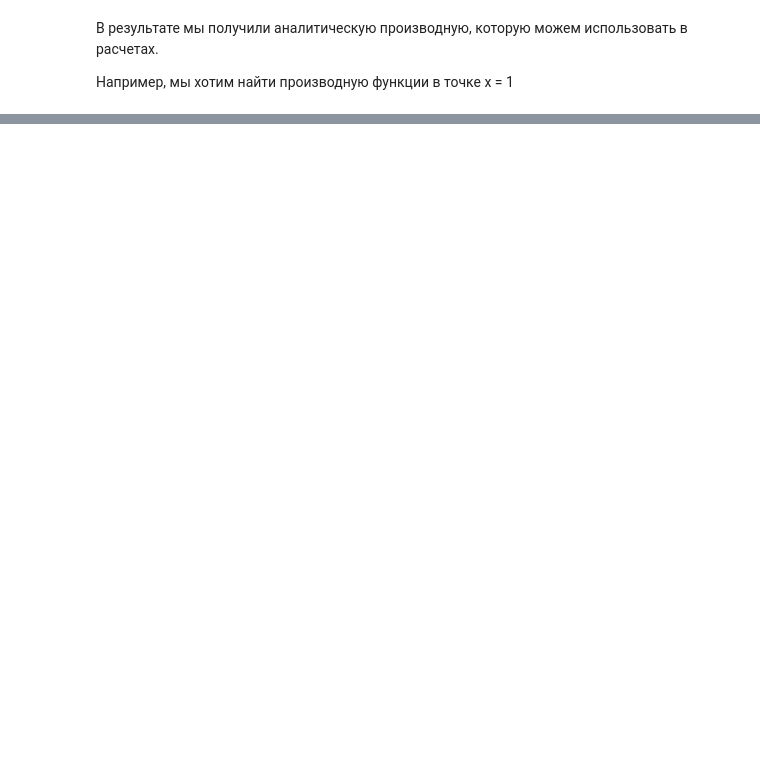
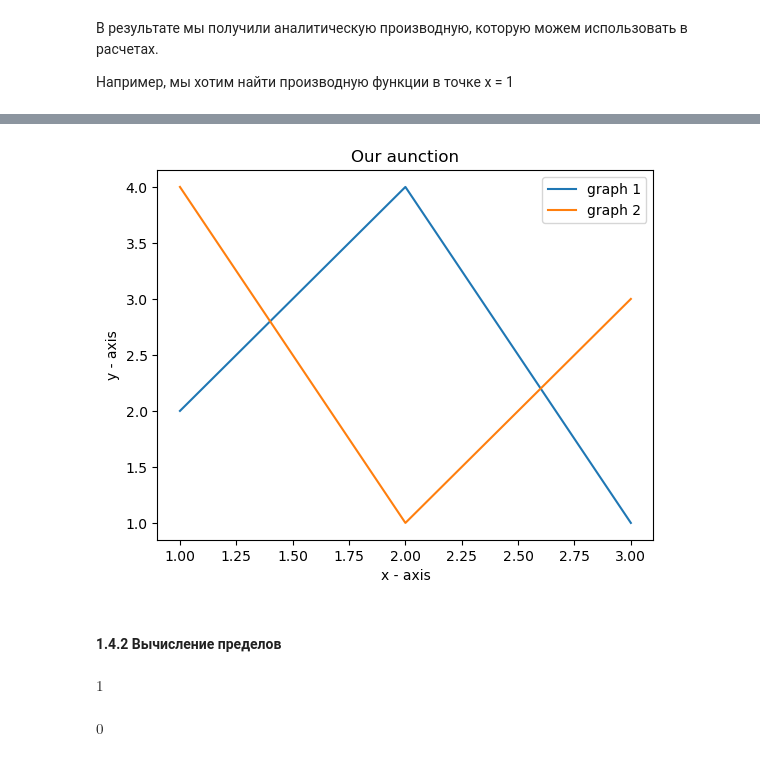
Before and after one commit to BalshowAndrew/math_datascience, a Jupyter notebook: 01_vectors.ipynb, the cells around one changed output, grey strips where cells are left out. Drawn from its saved outputs; the diff is of its cells as text; code cells hidden in the pictures; blank space fills up the shorter version.

```diff
--- a/01_vectors.ipynb
+++ b/01_vectors.ipynb
@@ -853,0 +908,19 @@ res.subs(x, 1)
+# %%
+# Добавим на этот график еще одну функцию:
+x1 = [1, 2, 3]
+y1 = [2, 4, 1]
+plt.plot(x1, y1, label = "graph 1")
+
+x2 = [1, 2, 3]
+y2 = [4, 1, 3]
+plt.plot(x2, y2, label = "graph 2")
+
+plt.xlabel("x - axis")
+plt.ylabel("y - axis")
+plt.title("Our aunction")
+plt.legend()
+plt.show()
+# %% [output]
+[figure, added]
+# %% [markdown]
+#### 1.4.2 Вычисление пределов
@@ -853,0 +932,10 @@ res.subs(x, 1)
+# %%
+# Ищем предел при x, стремящемся к 0
+sym.limit(sym.sin(x)/x, x, 0)
+# %% [output]
+$\displaystyle 1$
+# %%
+# При x, стремящемся к бесконечности:
+sym.limit(sym.sin(x)/x, x, sym.oo)
+# %% [output]
+$\displaystyle 0$
```
Also changed, not shown: parts of 19 cells of this notebook, 2 other files.
